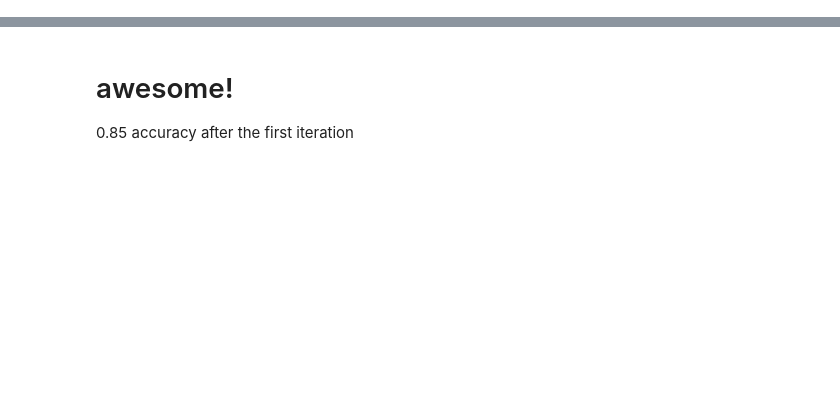
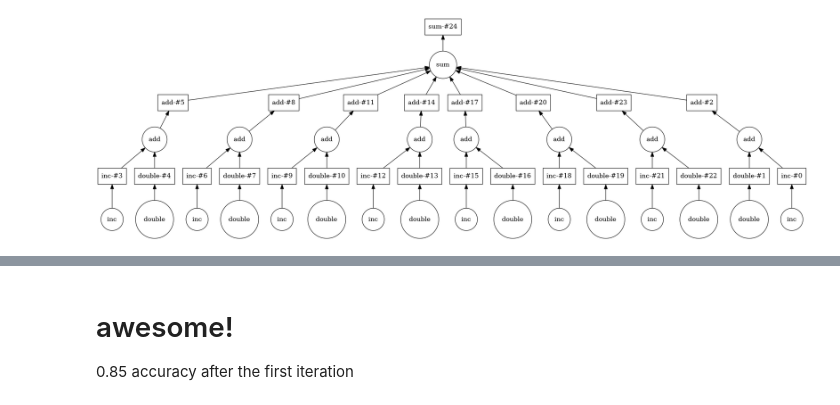
Before and after one commit to barrachri/dask_presentation_pydata, a Jupyter notebook: when_read_csv.ipynb, the cells around one changed output, grey strips where cells are left out. Drawn from its saved outputs; the diff is of its cells as text; code cells hidden in the pictures; blank space fills up the shorter version.

```diff
--- a/when_read_csv.ipynb
+++ b/when_read_csv.ipynb
@@ -191,0 +177,27 @@ accuracy_score(y_test, y_predicted)
+# %%
+def inc(x):
+    sleep(random.random())
+    return x + 1
+
+def double(x):
+    sleep(random.random())
+    return x + 2
+
+def add(x, y):
+    sleep(random.random())
+    return x + y
+
+data = [1, 2, 3, 4, 5, 6, 7, 8]
+
+output = []
+for x in data:
+    a = delayed(inc)(x)
+    b = delayed(double)(x)
+    c = delayed(add)(a, b)
+    output.append(c)
+
+total = delayed(sum)(output)
+# %%
+total.visualize()
+# %% [output]
+[figure, added]
```
Also changed, not shown: parts of 105 cells of this notebook.
